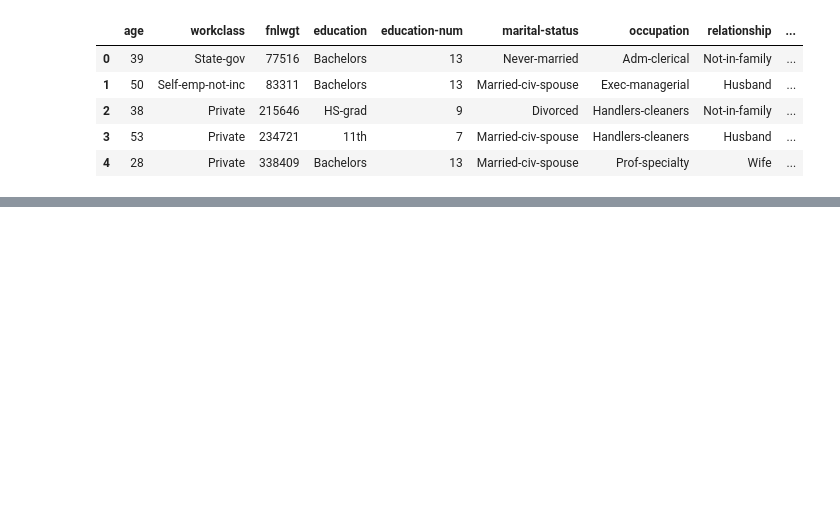
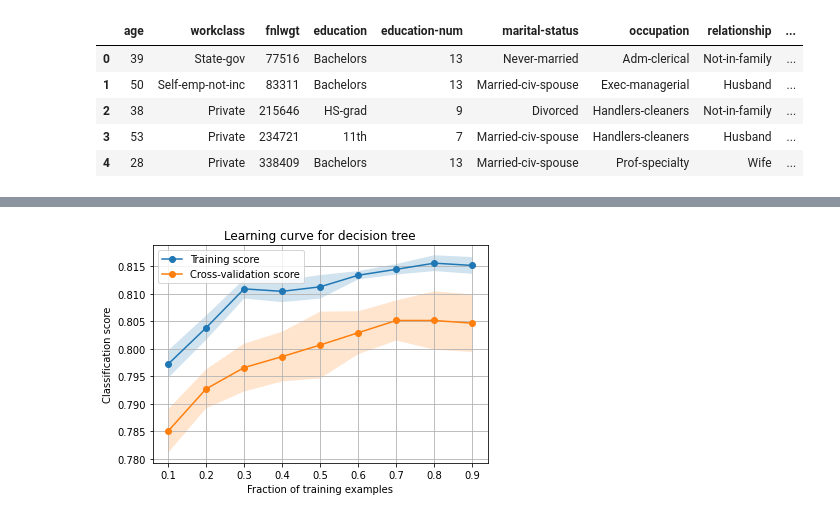
Before and after one commit to nitesh2104/ML, a Jupyter notebook: Supervised-Learning/KNN/KNN_Income.ipynb, the cells around one changed output, grey strips where cells are left out. Cells and saved outputs as stored; diff of their text form; code cells hidden in the pictures; blank space fills up the shorter version.

```diff
--- a/Supervised-Learning/KNN/KNN_Income.ipynb
+++ b/Supervised-Learning/KNN/KNN_Income.ipynb
@@ -87 +185,24 @@ weighted avg       0.78      0.78      0.78      6513
+# %%
+train_sizes = np.arange(0.1, 1.0, 0.1)
+clf_new = KNeighborsClassifier(metric="manhattan", n_neighbors=47, weights='uniform')
+_, train_scores, test_scores = learning_curve(clf_new, x_train, np.ravel(y_train), train_sizes=train_sizes, cv=5)
+# %%
+plt.figure()
+mean_train_scores = np.mean(train_scores, axis=1)
+std_train_scores = np.std(train_scores, axis=1)
+mean_test_scores = np.mean(test_scores, axis=1)
+std_test_scores = np.std(test_scores, axis=1)
+plt.plot(train_sizes, mean_train_scores, 'o-', label='Training score')
+plt.fill_between(train_sizes, mean_train_scores - std_train_scores, mean_train_scores + std_train_scores, alpha=0.2)
+plt.plot(train_sizes, mean_test_scores, 'o-', label='Cross-validation score')
+plt.fill_between(train_sizes, mean_test_scores - std_test_scores, mean_test_scores + std_test_scores, alpha=0.2)
+plt.title('Learning curve for decision tree')
+plt.xlabel('Fraction of training examples')
+plt.ylabel("Classification score")
+plt.legend(loc="best")
+plt.grid()
+#plt.savefig(fig_path + 'dt_learning_curve.png')
+plt.show()
+# %% [output]
+[figure, added]
 # %%
```
Also changed, not shown: parts of 18 cells of this notebook, 3 other files.
